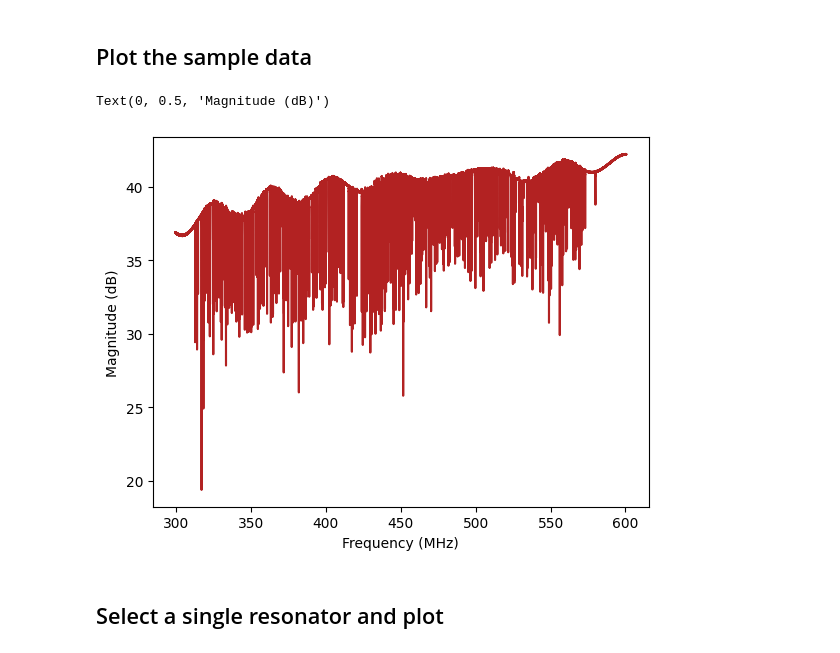
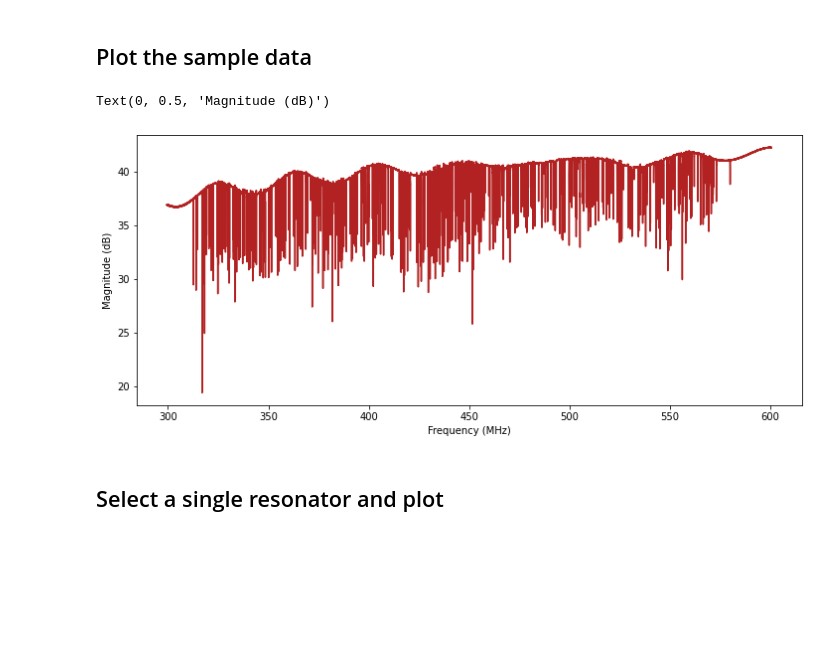
Before and after one commit to Wheeler1711/submm_python_routines, a Jupyter notebook: submm/demo/res_fit.ipynb, the cells around one changed output. Cells and saved outputs as stored; diff of their text form; code cells hidden in the pictures; blank space fills up the shorter version.

```diff
--- a/submm/demo/res_fit.ipynb
+++ b/submm/demo/res_fit.ipynb
@@ -26,13 +27,13 @@ s21_mag = 20 * np.log10(np.abs(s21_complex))
 # %% [markdown]
 ## Plot the sample data
 # %%
-plt.figure()
+plt.figure(figsize = (12,5))
 plt.plot(freq_mhz, s21_mag, color='firebrick')
 plt.xlabel('Frequency (MHz)')
 plt.ylabel('Magnitude (dB)')
 # %% [output]
 Text(0, 0.5, 'Magnitude (dB)')
-[figure, old version]
+[figure, new version]
 # %% [markdown]
 ## Select a single resonator and plot
 # %%
```
Also changed, not shown: parts of 12 cells of this notebook, 1 other file.
